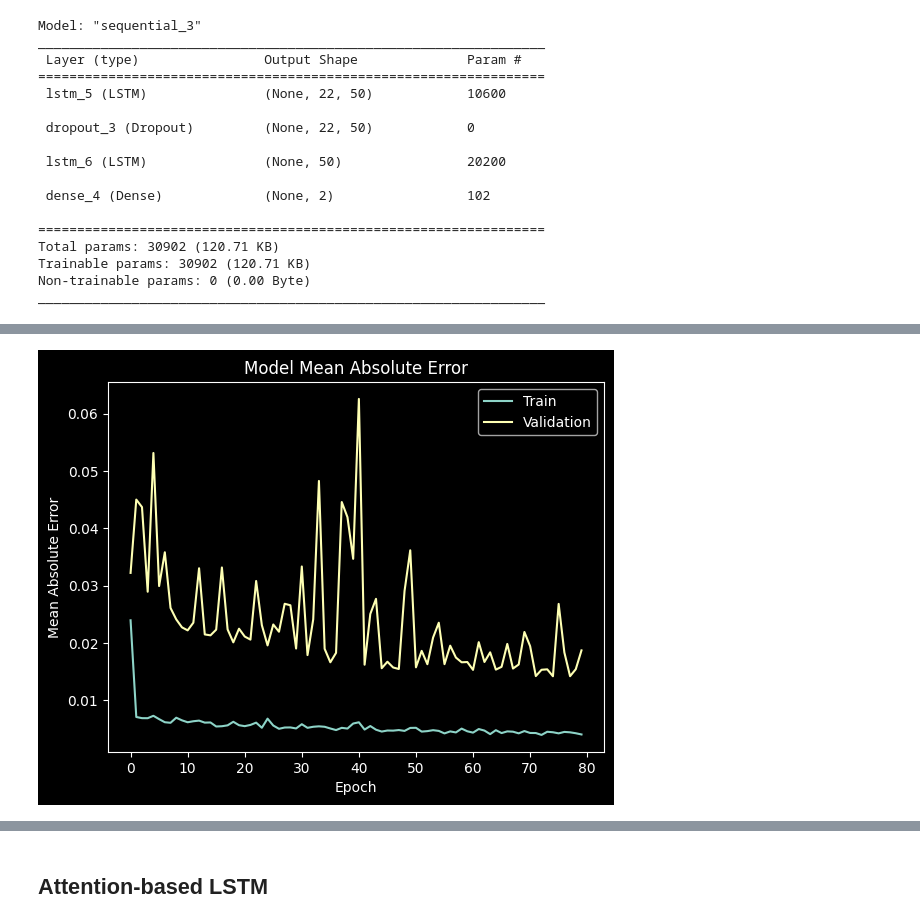
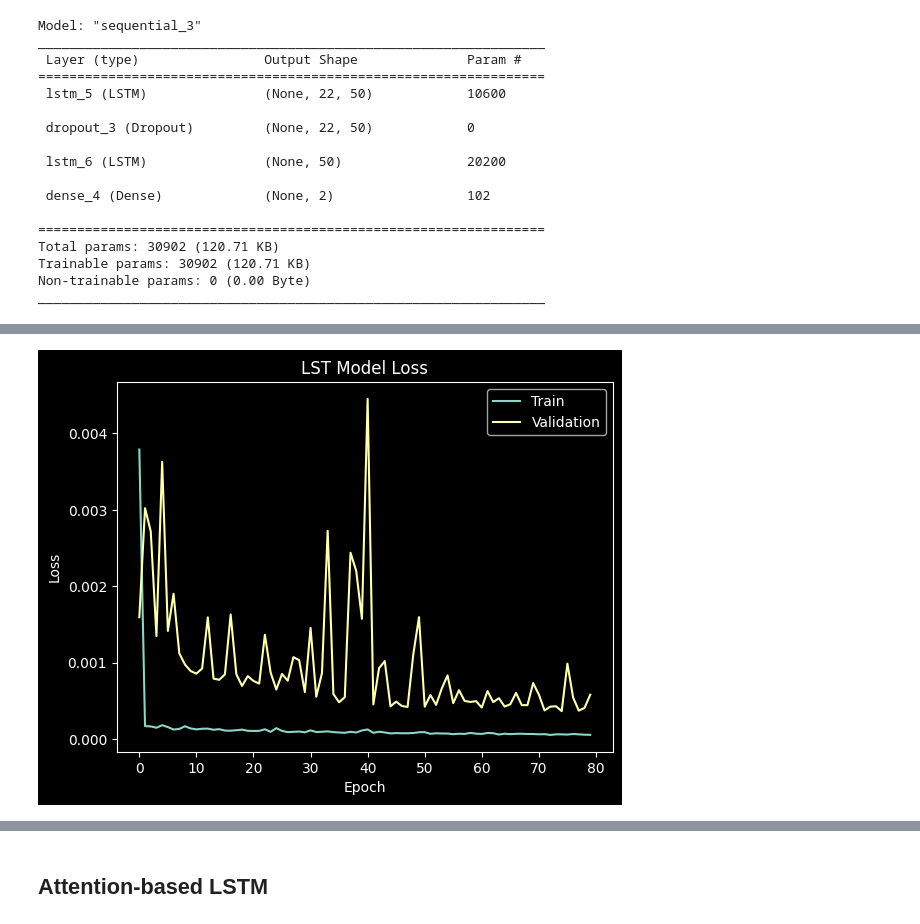
Before and after one commit to mverbytska/Custom-LSTM-with-Attention-for-FTS, a Jupyter notebook: experiment.ipynb, the cells around one changed output, grey strips where cells are left out. Drawn from its saved outputs; the diff is of its cells as text; code cells hidden in the pictures.

Commit message:
Define plot_loss func & add docstrings for prev defined class and functions

```diff
--- a/experiment.ipynb
+++ b/experiment.ipynb
@@ -278,11 +268,22 @@ plt.show()
-# %%
-plt.plot(lstm_history.history['mean_absolute_error'])
-plt.plot(lstm_history.history['val_mean_absolute_error'])
-plt.title('Model Mean Absolute Error')
-plt.ylabel('Mean Absolute Error')
-plt.xlabel('Epoch')
-plt.legend(['Train', 'Validation'], loc='upper right')
-
-plt.show()
-# %% [output]
-[figure, removed]
+# %%
+def plot_loss(model_history, metric: str, title: str):
+  """
+  A function which plots the loss curve of a given model for a specified metric.
+
+  Params:
+    model_history(tensorflow.python.keras.callbacks.History): object returned
+by .fit() method that stores information on the model's performance for each epoch.
+    metric: metric we are interested in its demonstrating.
+    title: final plot name.
+  """
+  plt.plot(model_history.history[metric])
+  plt.plot(model_history.history[f'val_{metric}'])
+  plt.title(title)
+  plt.xlabel('Epoch')
+  plt.ylabel(metric.capitalize())
+  plt.legend(['Train', 'Validation'], loc='upper right')
+  plt.show()
+# %%
+plot_loss(lstm_history, 'loss', 'LST Model Loss')
+# %% [output]
+[figure, added]
```
Also changed, not shown: parts of 10 cells of this notebook.
